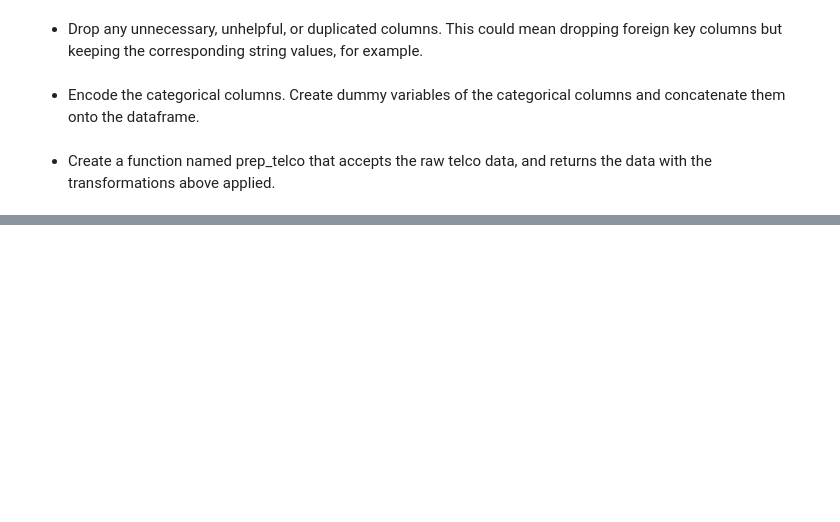
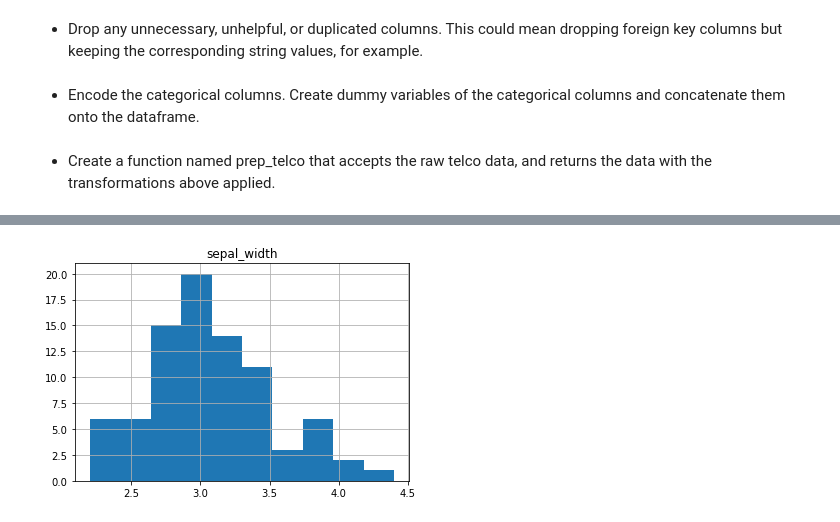
Before and after one commit to GladyBarrios/classification-exercises, a Jupyter notebook: classification_exercises.ipynb, the cells around one changed output, grey strips where cells are left out. Saved outputs shown, nothing was run; the diff lists cells and outputs as text; code cells hidden in the pictures; blank space fills up the shorter version.

```diff
--- a/classification_exercises.ipynb
+++ b/classification_exercises.ipynb
@@ -450,0 +490,6 @@ prep_telco.head()
+# %%
+plt.title("sepal_width")
+train.sepal_width.hist()
+plt.show()
+# %% [output]
+[figure, added]
```
Also changed, not shown: parts of 43 cells of this notebook.
